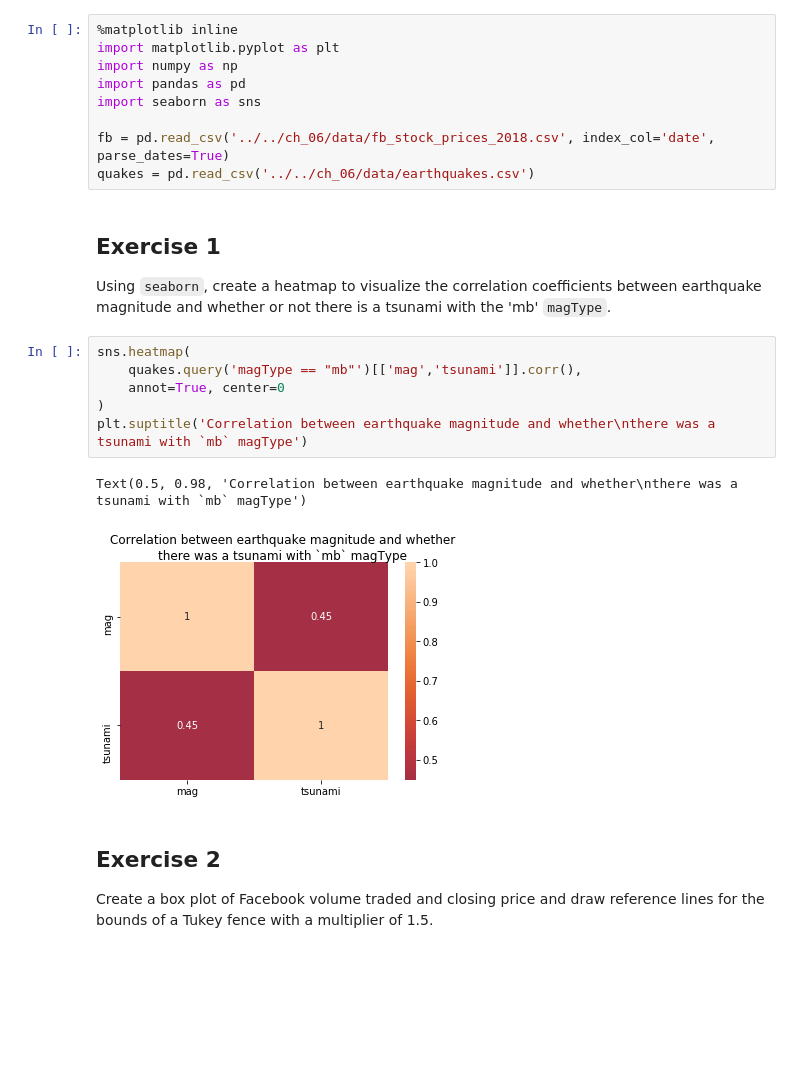
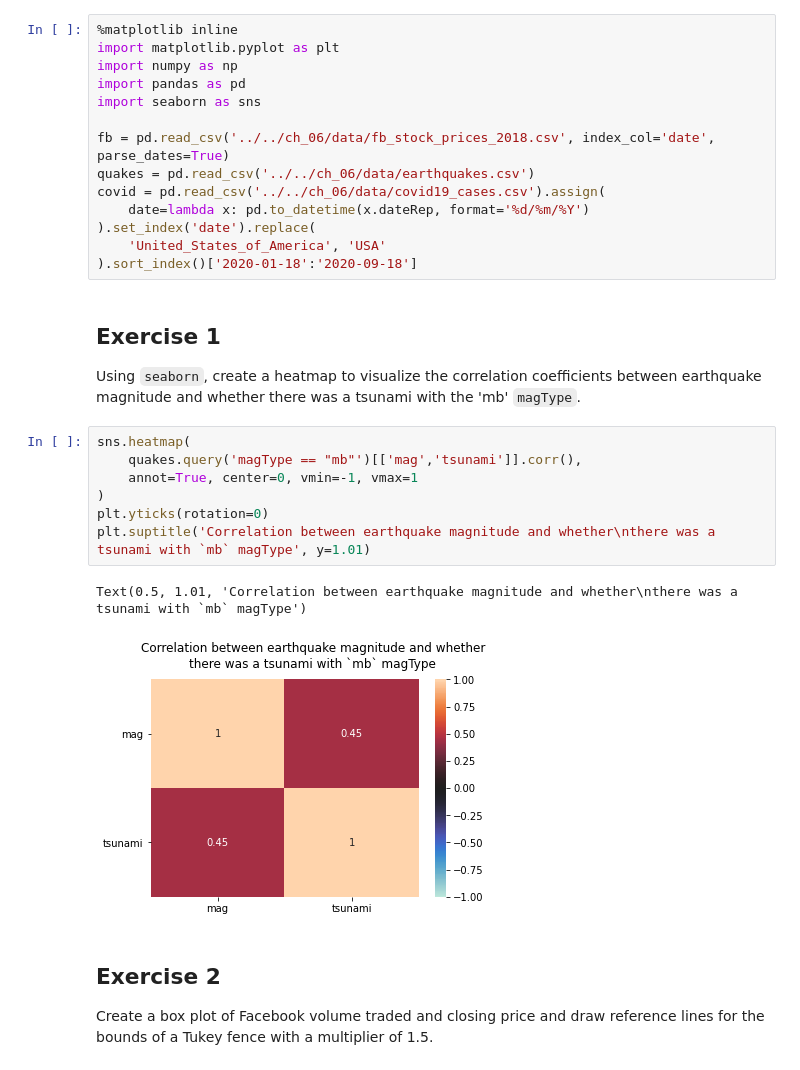
Before and after one commit to stefmolin/Hands-On-Data-Analysis-with-Pandas-2nd-edition, a Jupyter notebook: solutions/ch_06/solutions.ipynb, the cells around one changed output. Drawn from its saved outputs; the diff is of its cells as text; blank space fills up the shorter version.

```diff
--- a/solutions/ch_06/solutions.ipynb
+++ b/solutions/ch_06/solutions.ipynb
@@ -16,18 +17,24 @@ import seaborn as sns
 
 fb = pd.read_csv('../../ch_06/data/fb_stock_prices_2018.csv', index_col='date', parse_dates=True)
 quakes = pd.read_csv('../../ch_06/data/earthquakes.csv')
+covid = pd.read_csv('../../ch_06/data/covid19_cases.csv').assign(
+    date=lambda x: pd.to_datetime(x.dateRep, format='%d/%m/%Y')
+).set_index('date').replace(
+    'United_States_of_America', 'USA'
+).sort_index()['2020-01-18':'2020-09-18']
 # %% [markdown]
 ## Exercise 1
-Using `seaborn`, create a heatmap to visualize the correlation coefficients between earthquake magnitude and whether or not there is a tsunami with the 'mb' `magType`.
+Using `seaborn`, create a heatmap to visualize the correlation coefficients between earthquake magnitude and whether there was a tsunami with the 'mb' `magType`.
 # %%
 sns.heatmap(
     quakes.query('magType == "mb"')[['mag','tsunami']].corr(),
-    annot=True, center=0
+    annot=True, center=0, vmin=-1, vmax=1
 )
-plt.suptitle('Correlation between earthquake magnitude and whether\nthere was a tsunami with `mb` magType')
+plt.yticks(rotation=0)
+plt.suptitle('Correlation between earthquake magnitude and whether\nthere was a tsunami with `mb` magType', y=1.01)
 # %% [output]
-Text(0.5, 0.98, 'Correlation between earthquake magnitude and whether\nthere was a tsunami with `mb` magType')
+Text(0.5, 1.01, 'Correlation between earthquake magnitude and whether\nthere was a tsunami with `mb` magType')
-[figure, old version]
+[figure, new version]
 # %% [markdown]
 ## Exercise 2
 Create a box plot of Facebook volume traded and closing price and draw reference lines for the bounds of a Tukey fence with a multiplier of 1.5.
```
Also changed, not shown: parts of 11 cells of this notebook.
